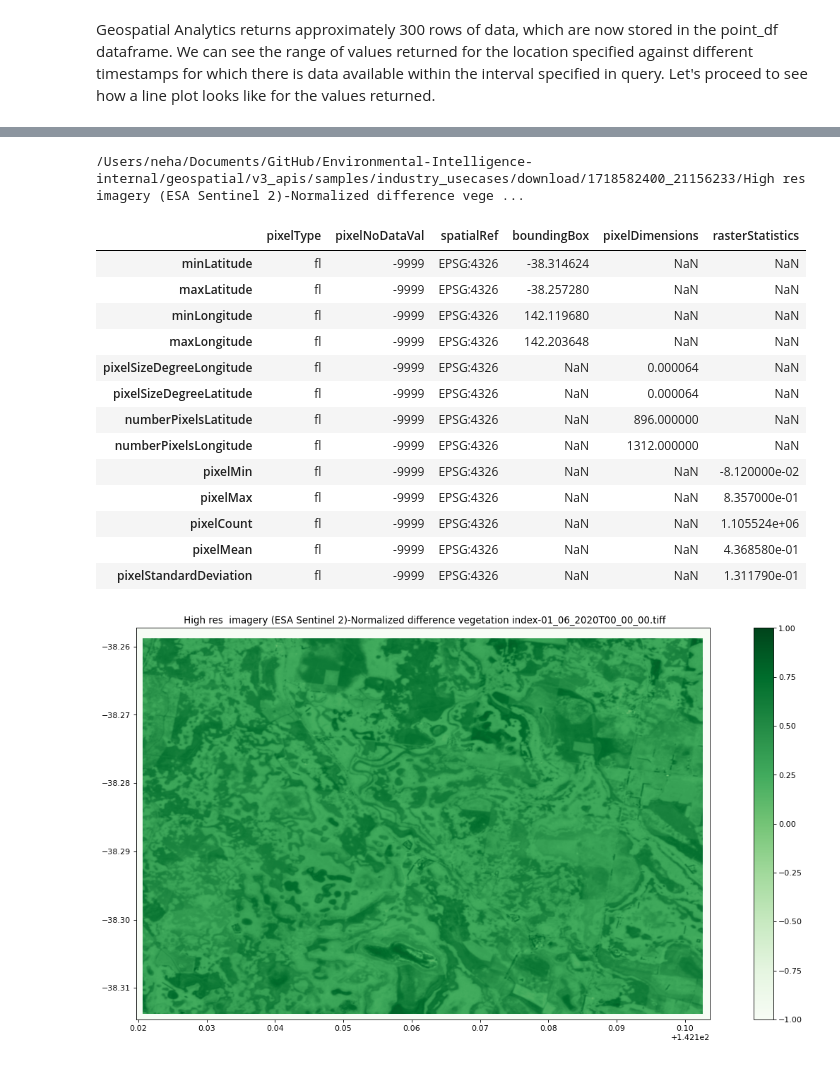
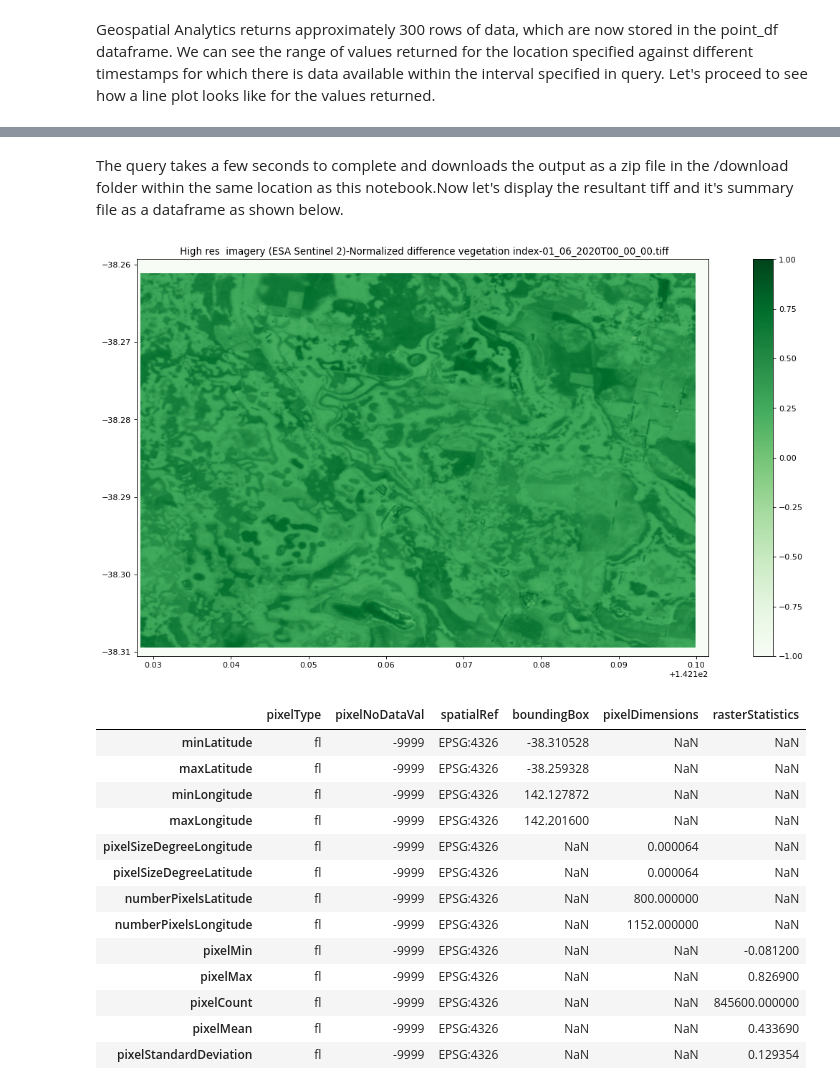
Before and after one commit to IBM/Environmental-Intelligence-Suite, a Jupyter notebook: geospatial_analytics/v3_apis/samples/industry_use_cases/agriculture_ndvi/normalized_difference_vegetation_index_analysis.ipynb, the cells around one changed output, grey strips where cells are left out. Saved outputs shown, nothing was run; the diff lists cells and outputs as text; code cells hidden in the pictures.

Commit message:
Release-0.0.7
Signed-off-by: Neha A <neha.anil@ibm.com>

```diff
--- a/geospatial_analytics/v3_apis/samples/industry_use_cases/agriculture_ndvi/normalized_difference_vegetation_index_analysis.ipynb
+++ b/geospatial_analytics/v3_apis/samples/industry_use_cases/agriculture_ndvi/normalized_difference_vegetation_index_analysis.ipynb
@@ -139,8 +173,8 @@ query_json={
               "name": "NDVI",
               "spatial": {
                 "type": "square",
-                "coordinates": [
-                  -38.31387,142.12049, -38.25878,142.20271
+                 "coordinates": [
+                  -38.30946,142.12825, -38.26109,142.19994
                 ]
               },
               "temporal": {
@@ -160,5 +194,5 @@ query_json={
               ]
             }
 
-NDVIResult = query.submit_check_status_and_download(query_json)
+NDVIResult = query.submit_check_status_and_download(query_json,verify=False)
 # %% [output]
@@ -182,35 +214,41 @@ NDVIResult = query.submit_check_status_and_download(query_json)
+# %% [markdown]
+The query takes a few seconds to complete and downloads the output as a zip file in the /download folder within the same location as this notebook.Now let's display the resultant tiff and it's summary file as a dataframe as shown below.
 # %%
-# Now display the resulting Tiff and summary files.
+# Function to display the resulting Tiff(s).
 NDVIResult_File_List = NDVIResult.list_files()
-for f in NDVIResult_File_List:
-    if f.endswith('.tiff'): #display the raster images
-        with open(f+'.json', 'r') as ff:
-            fileparms = json.load(ff)
+for file in NDVIResult_File_List:
+    if file.endswith('.tiff'): #display the raster images
+        with open(file+'.json', 'r') as summary_file:
+            fileparms = json.load(summary_file)
         boundingBox=fileparms["boundingBox"]
         myextent=[boundingBox["minLongitude"],boundingBox["maxLongitude"],boundingBox["minLatitude"],boundingBox["maxLatitude" ] ]
-        arrayNDMI = np.array(PIL.Image.open(f))
+        arrayNDMI = np.array(PIL.Image.open(file))
         plt.figure(figsize = (20, 9), dpi=80) # Sets the size and resolution of the plot
         plt.imshow(arrayNDMI,cmap = 'Greens', vmin=-1, vmax=1,extent = myextent) # Loads the raster data and sets the colormap
         plt.colorbar() # Adds the color bar
-        plt.title(" "+os.path.basename(f))
-    if f.endswith('.json'):  #  show the result statistics
-        print(f)
-        summary=pd.read_json(f)
-        display(summary)
+        plt.title(" "+os.path.basename(file))
 # %% [output]
-/Users/neha/Documents/GitHub/Environmental-Intelligence-internal/geospatial/v3_apis/samples/industry_usecases/download/1718582400_21156233/High res  imagery (ESA Sentinel 2)-Normalized difference vege ...
-|  | pixelType | pixelNoDataVal | spatialRef | boundingBox | pixelDimensions | rasterStatistics |
-| minLatitude | fl | -9999 | EPSG:4326 | -38.314624 | NaN | NaN |
-| maxLatitude | fl | -9999 | EPSG:4326 | -38.257280 | NaN | NaN |
-| minLongitude | fl | -9999 | EPSG:4326 | 142.119680 | NaN | NaN |
-| maxLongitude | fl | -9999 | EPSG:4326 | 142.203648 | NaN | NaN |
-| pixelSizeDegreeLongitude | fl | -9999 | EPSG:4326 | NaN | 0.000064 | NaN |
-| pixelSizeDegreeLatitude | fl | -9999 | EPSG:4326 | NaN | 0.000064 | NaN |
-| numberPixelsLatitude | fl | -9999 | EPSG:4326 | NaN | 896.000000 | NaN |
-| numberPixelsLongitude | fl | -9999 | EPSG:4326 | NaN | 1312.000000 | NaN |
-| pixelMin | fl | -9999 | EPSG:4326 | NaN | NaN | -8.120000e-02 |
-| pixelMax | fl | -9999 | EPSG:4326 | NaN | NaN | 8.357000e-01 |
-| pixelCount | fl | -9999 | EPSG:4326 | NaN | NaN | 1.105524e+06 |
-| pixelMean | fl | -9999 | EPSG:4326 | NaN | NaN | 4.368580e-01 |
-| pixelStandardDeviation | fl | -9999 | EPSG:4326 | NaN | NaN | 1.311790e-01 |
-[figure, old version]
+[figure, new version]
+# %%
+# Function to display the resulting summary file(s).
+for file in NDVIResult_File_List:
+    if file.endswith('.json'):  #  show the result statistics
+        summary=pd.read_json(file)
+        summary['rasterStatistics'] = pd.to_numeric(summary['rasterStatistics'])
+        pd.set_option('display.float_format', '{:.6f}'.format)
+        display_summary(summary)
+# %% [output]
+|  | pixelType | pixelNoDataVal | spatialRef | boundingBox | pixelDimensions | rasterStatistics |
+| minLatitude | fl | -9999 | EPSG:4326 | -38.310528 | NaN | NaN |
+| maxLatitude | fl | -9999 | EPSG:4326 | -38.259328 | NaN | NaN |
+| minLongitude | fl | -9999 | EPSG:4326 | 142.127872 | NaN | NaN |
+| maxLongitude | fl | -9999 | EPSG:4326 | 142.201600 | NaN | NaN |
+| pixelSizeDegreeLongitude | fl | -9999 | EPSG:4326 | NaN | 0.000064 | NaN |
+| pixelSizeDegreeLatitude | fl | -9999 | EPSG:4326 | NaN | 0.000064 | NaN |
+| numberPixelsLatitude | fl | -9999 | EPSG:4326 | NaN | 800.000000 | NaN |
+| numberPixelsLongitude | fl | -9999 | EPSG:4326 | NaN | 1152.000000 | NaN |
+| pixelMin | fl | -9999 | EPSG:4326 | NaN | NaN | -0.081200 |
+| pixelMax | fl | -9999 | EPSG:4326 | NaN | NaN | 0.826900 |
+| pixelCount | fl | -9999 | EPSG:4326 | NaN | NaN | 845600.000000 |
+| pixelMean | fl | -9999 | EPSG:4326 | NaN | NaN | 0.433690 |
+| pixelStandardDeviation | fl | -9999 | EPSG:4326 | NaN | NaN | 0.129354 |
```
Also changed, not shown: parts of 18 cells of this notebook, 7 other files.
